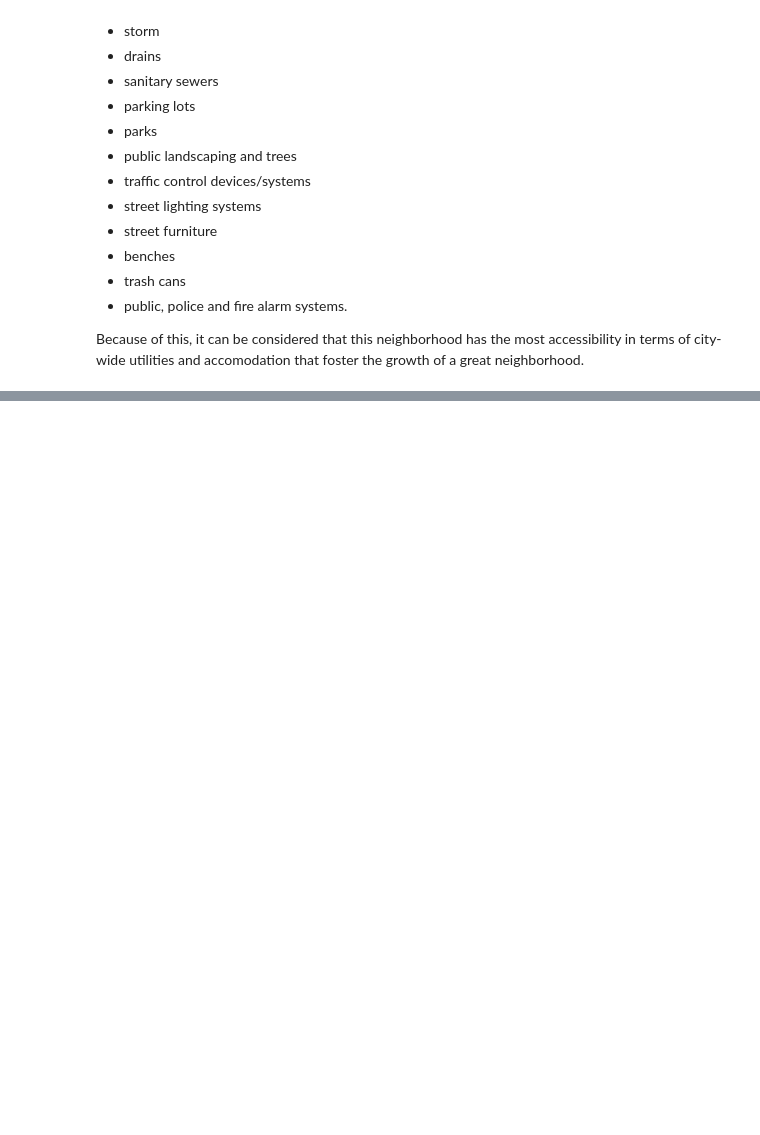
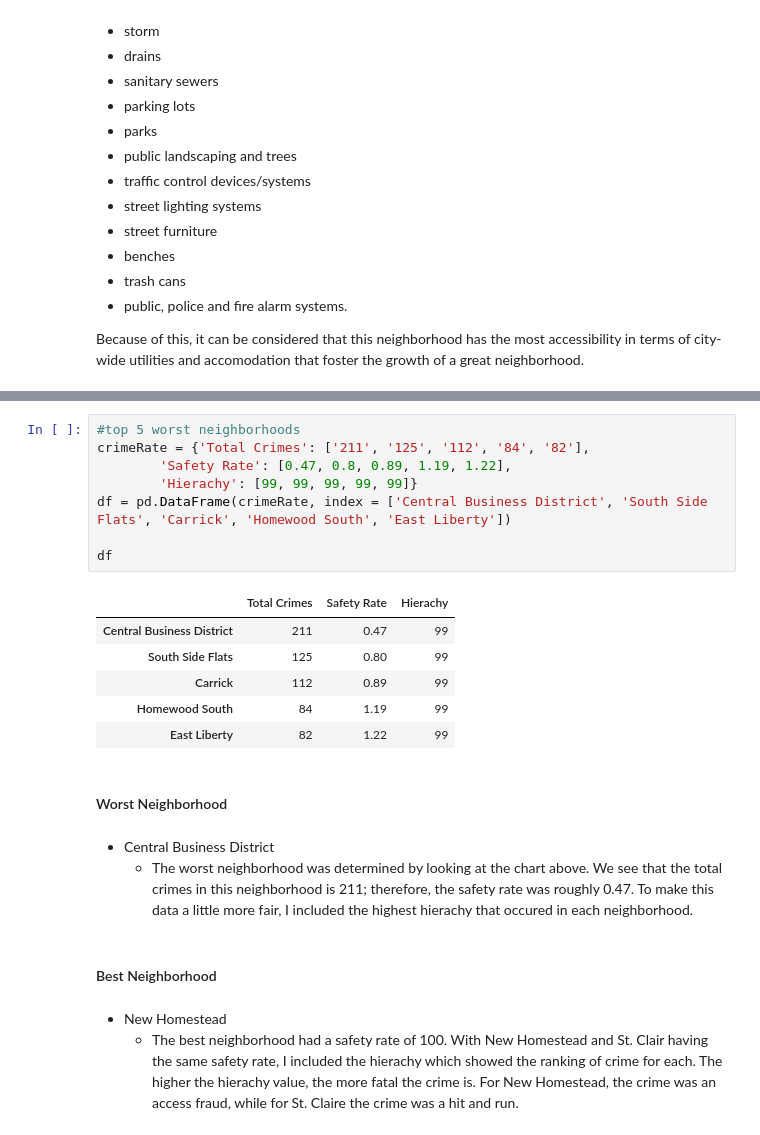
Before and after one commit to Kabi22/Big-Ideas-Final-Project, a Jupyter notebook: Results_Combined.ipynb, the cells around one changed output, grey strips where cells are left out. Drawn from its saved outputs; the diff is of its cells as text; blank space fills up the shorter version.

```diff
--- a/Results_Combined.ipynb
+++ b/Results_Combined.ipynb
@@ -63,0 +88,25 @@ Because of this, it can be considered that this neighborhood has the most access
+# %%
+#top 5 worst neighborhoods
+crimeRate = {'Total Crimes': ['211', '125', '112', '84', '82'],
+        'Safety Rate': [0.47, 0.8, 0.89, 1.19, 1.22],
+        'Hierachy': [99, 99, 99, 99, 99]}
+df = pd.DataFrame(crimeRate, index = ['Central Business District', 'South Side Flats', 'Carrick', 'Homewood South', 'East Liberty'])
+
+df
+# %% [output]
+|  | Total Crimes | Safety Rate | Hierachy |
+| Central Business District | 211 | 0.47 | 99 |
+| South Side Flats | 125 | 0.80 | 99 |
+| Carrick | 112 | 0.89 | 99 |
+| Homewood South | 84 | 1.19 | 99 |
+| East Liberty | 82 | 1.22 | 99 |
+# %% [markdown]
+#### Worst Neighborhood ####
+# %% [markdown]
+- Central Business District
+    - The worst neighborhood was determined by looking at the chart above. We see that the total crimes in this neighborhood is 211; therefore, the safety rate was roughly 0.47. To make this data a little more fair, I included the highest hierachy that occured in each neighborhood.
+# %% [markdown]
+#### Best Neighborhood ####
+# %% [markdown]
+- New Homestead
+    - The best neighborhood had a safety rate of 100. With New Homestead and St. Clair having the same safety rate, I included the hierachy which showed the ranking of crime for each. The higher the hierachy value, the more fatal the crime is. For New Homestead, the crime was an access fraud, while for St. Claire the crime was a hit and run.
```
Also changed, not shown: parts of 4 cells of this notebook, 2 other files.
